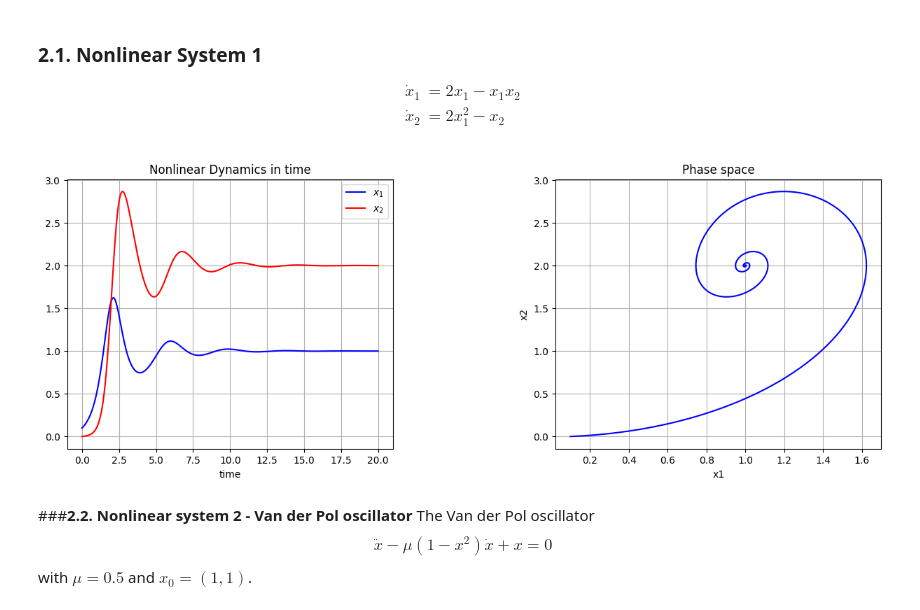
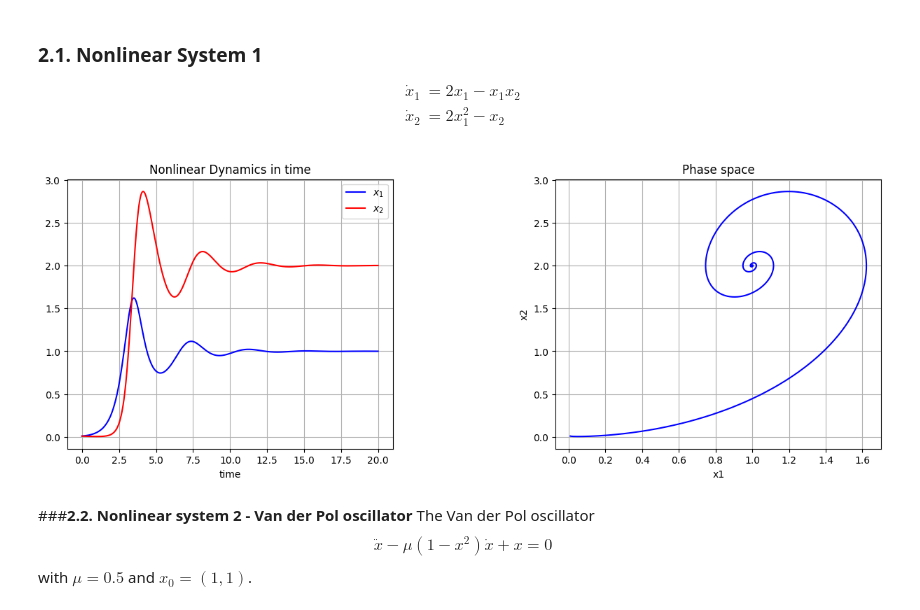
Before and after one commit to brumocas/CO, a Jupyter notebook: lab02/CO_notebook02_2024.ipynb, the cells around one changed output. Saved outputs shown, nothing was run; the diff lists cells and outputs as text; code cells hidden in the pictures.

```diff
--- a/lab02/CO_notebook02_2024.ipynb
+++ b/lab02/CO_notebook02_2024.ipynb
@@ -272,36 +272,37 @@ t_signal = np.arange(0,t_end,dt) # time samples
 
 x1_signal = np.zeros_like(t_signal)
 x2_signal = np.zeros_like(t_signal)
 
 #Initial conditions of our system
-x1_signal[0] = 0.1
-x2_signal[0] = 0.0
+# Equilibrium Points (+-1, 2), (0, 0)
+x1_signal[0] = 0.01
+x2_signal[0] = 0.01
 
 
 for i in range(0,t_signal.shape[0]-1):
     x1_signal[i+1], x2_signal[i+1] = rk_step_f((x1_signal[i],x2_signal[i]),dt,t_signal[i])
 
 
 #plot
 fig = plt.figure(figsize=(15,5))
 fig.subplots_adjust(wspace = 0.5, hspace = 0.3)
 ax1 = fig.add_subplot(1,2,1)
 ax2 = fig.add_subplot(1,2,2)
 
 ax1.plot(t_signal, x1_signal, 'b-', label='$x_1$')
 ax1.plot(t_signal, x2_signal, 'r-', label='$x_2$')
 ax1.set_title("Nonlinear Dynamics in time")
 ax1.set_xlabel("time")
 ax1.grid()
 ax1.legend(loc='best')
 
 ax2.plot(x1_signal, x2_signal, color="blue")
 ax2.set_xlabel("x1")
 ax2.set_ylabel("x2")
 ax2.set_title("Phase space")
 ax2.grid()
 # %% [output]
-[figure, old version]
+[figure, new version]
 # %% [markdown]
 ###**2.2. Nonlinear system 2 - Van der Pol oscillator**
 The Van der Pol oscillator
```
Also changed, not shown: parts of 1 cell of this notebook.
